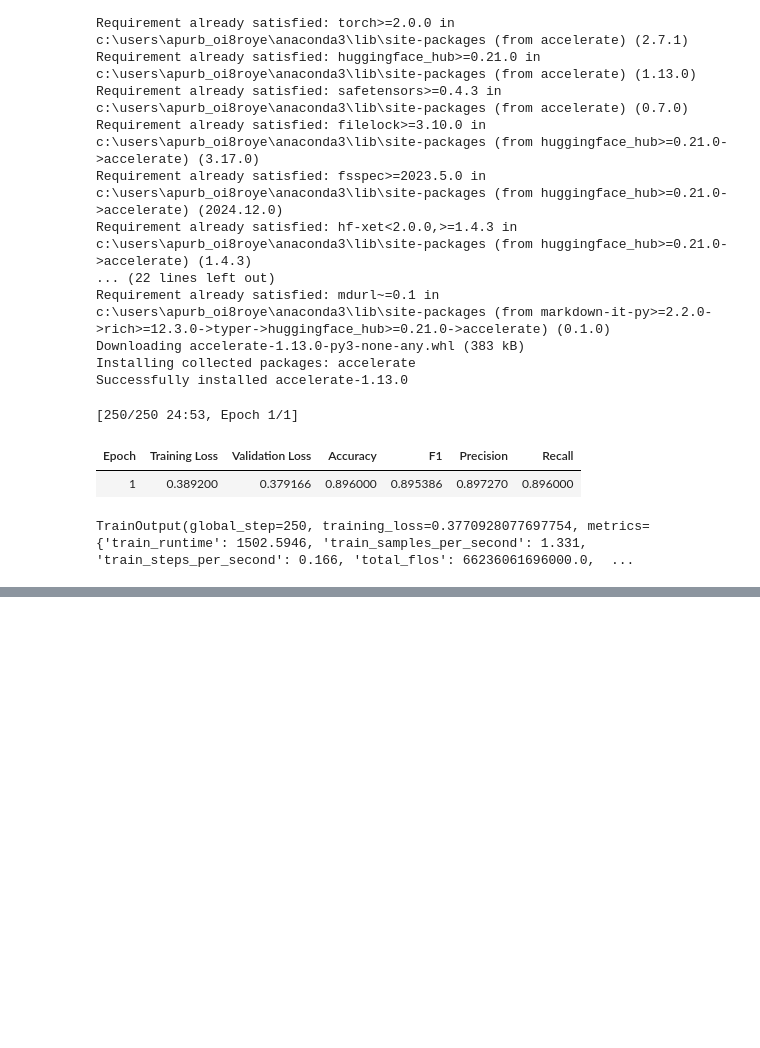
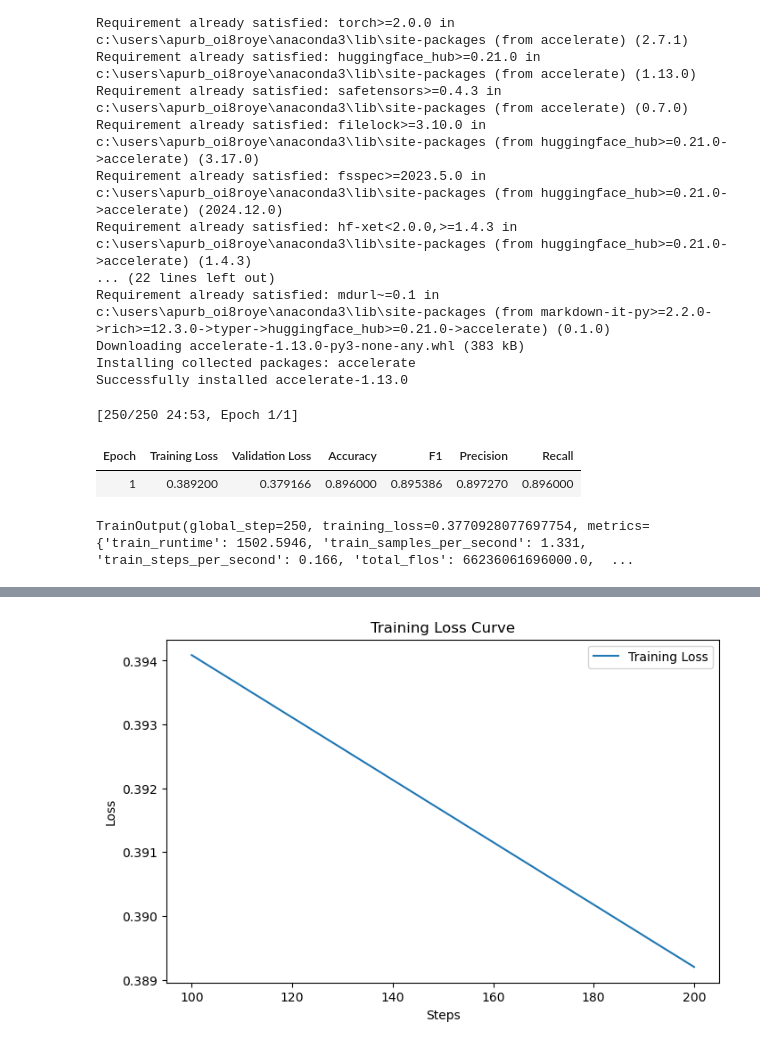
Before and after one commit to apurbasbjk30/AG_News, a Jupyter notebook: src/02_training.ipynb, the cells around one changed output, grey strips where cells are left out. Drawn from its saved outputs; the diff is of its cells as text; code cells hidden in the pictures; blank space fills up the shorter version.

```diff
--- a/src/02_training.ipynb
+++ b/src/02_training.ipynb
@@ -126,0 +147,27 @@ TrainOutput(global_step=250, training_loss=0.3770928077697754, metrics={'train_r
+# %%
+logs = trainer.state.log_history
+
+import matplotlib.pyplot as plt
+
+train_loss = []
+eval_loss = []
+steps = []
+
+for log in logs:
+    if "loss" in log:
+        train_loss.append(log["loss"])
+        steps.append(log["step"])
+
+    if "eval_loss" in log:
+        eval_loss.append(log["eval_loss"])
+
+
+plt.figure(figsize=(8,5))
+plt.plot(steps[:len(train_loss)], train_loss, label="Training Loss")
+plt.xlabel("Steps")
+plt.ylabel("Loss")
+plt.title("Training Loss Curve")
+plt.legend()
+plt.show()
+# %% [output]
+[figure, added]
```
Also changed, not shown: parts of 1 cell of this notebook, 7 other files.
